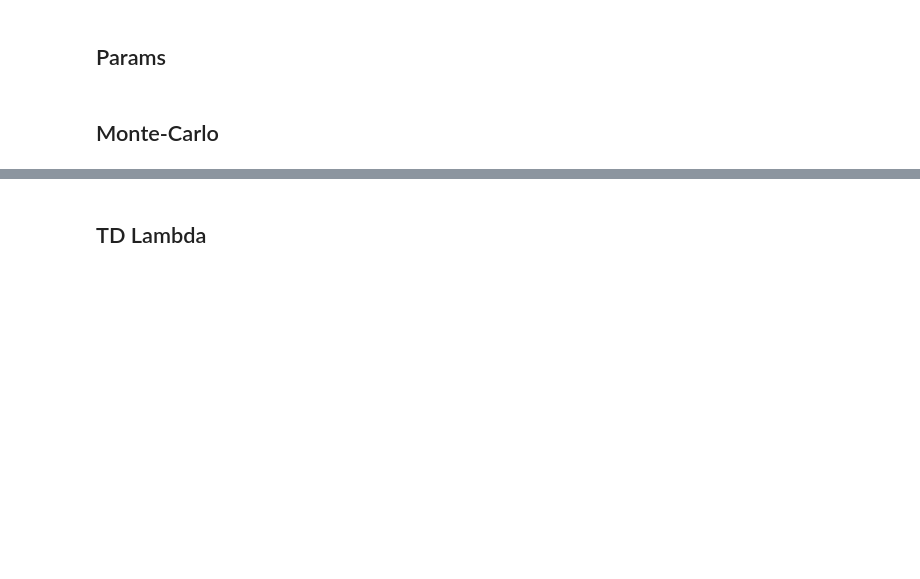
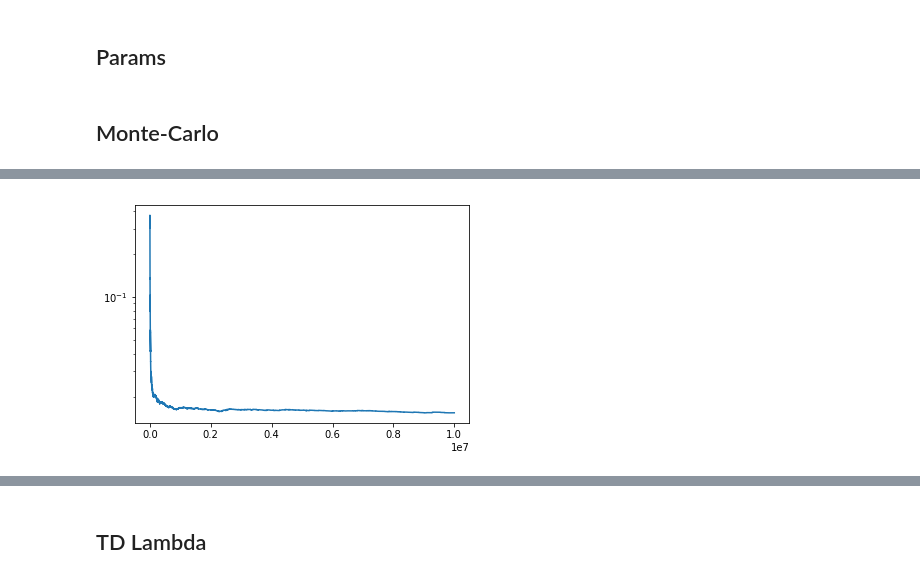
Before and after one commit to PierreAlexSW/Easy21, a Jupyter notebook: TD.ipynb, the cells around one changed output, grey strips where cells are left out. Cells and saved outputs as stored; diff of their text form; code cells hidden in the pictures; blank space fills up the shorter version.

```diff
--- a/TD.ipynb
+++ b/TD.ipynb
@@ -27,0 +47,8 @@ action_montecarlo = montecarlo(iterations_MC, N0, discount_factor)
+# %%
+##MSE
+plt.clf()
+plt.plot([i for i in range(iterations_MC)], deltas)
+plt.yscale("log")
+plt.show()
+# %% [output]
+[figure, added]
```
Also changed, not shown: parts of 15 cells of this notebook, 4 other files.
